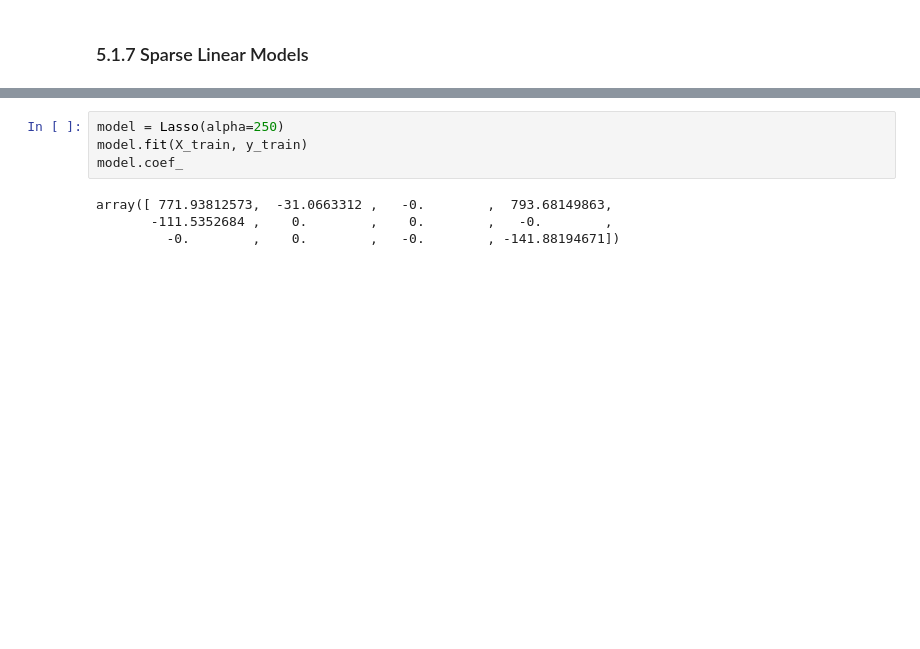
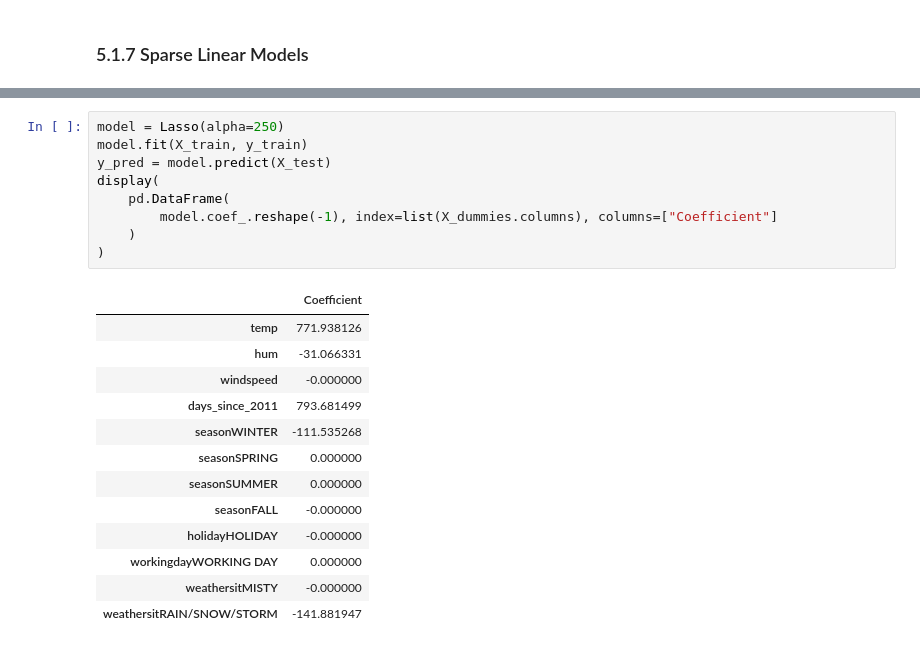
Before and after one commit to shimkoji/Interpretable-machine-learning-by-python, a Jupyter notebook: python/notebook/5.1 Linear Regression.ipynb, the cells around one changed output, grey strips where cells are left out. Saved outputs shown, nothing was run; the diff lists cells and outputs as text; blank space fills up the shorter version.

```diff
--- a/python/notebook/5.1 Linear Regression.ipynb
+++ b/python/notebook/5.1 Linear Regression.ipynb
@@ -337,8 +333,23 @@ Index(['temp', 'hum', 'windspeed', 'days_since_2011', 'seasonWINTER',
 # %%
 model = Lasso(alpha=250)
 model.fit(X_train, y_train)
-model.coef_
+y_pred = model.predict(X_test)
+display(
+    pd.DataFrame(
+        model.coef_.reshape(-1), index=list(X_dummies.columns), columns=["Coefficient"]
+    )
+)
 # %% [output]
-array([ 771.93812573,  -31.0663312 ,   -0.        ,  793.68149863,
-       -111.5352684 ,    0.        ,    0.        ,   -0.        ,
-         -0.        ,    0.        ,   -0.        , -141.88194671])
+|  | Coefficient |
+| temp | 771.938126 |
+| hum | -31.066331 |
+| windspeed | -0.000000 |
+| days_since_2011 | 793.681499 |
+| seasonWINTER | -111.535268 |
+| seasonSPRING | 0.000000 |
+| seasonSUMMER | 0.000000 |
+| seasonFALL | -0.000000 |
+| holidayHOLIDAY | -0.000000 |
+| workingdayWORKING DAY | 0.000000 |
+| weathersitMISTY | -0.000000 |
+| weathersitRAIN/SNOW/STORM | -141.881947 |
```
Also changed, not shown: parts of 11 cells of this notebook.
